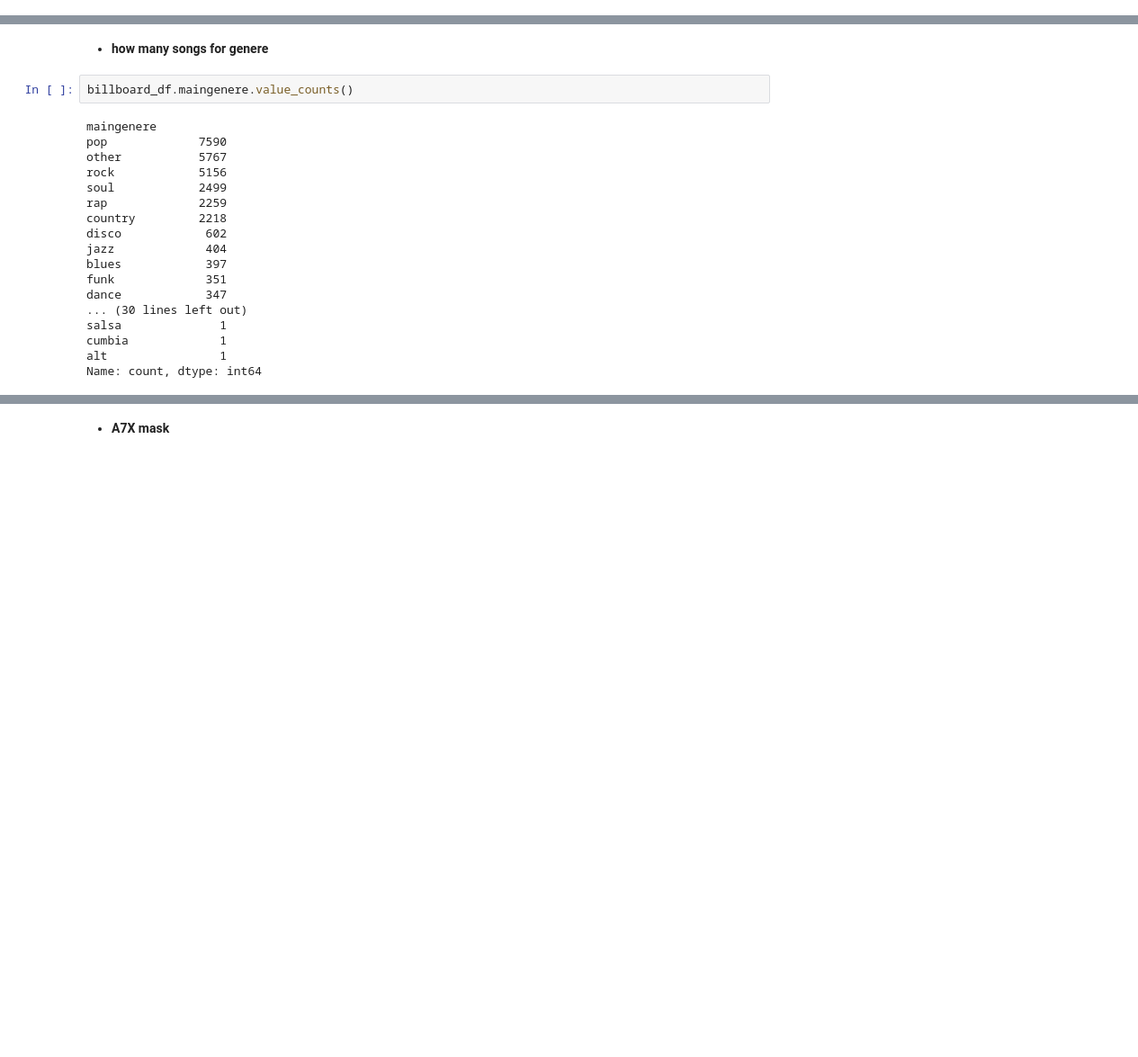
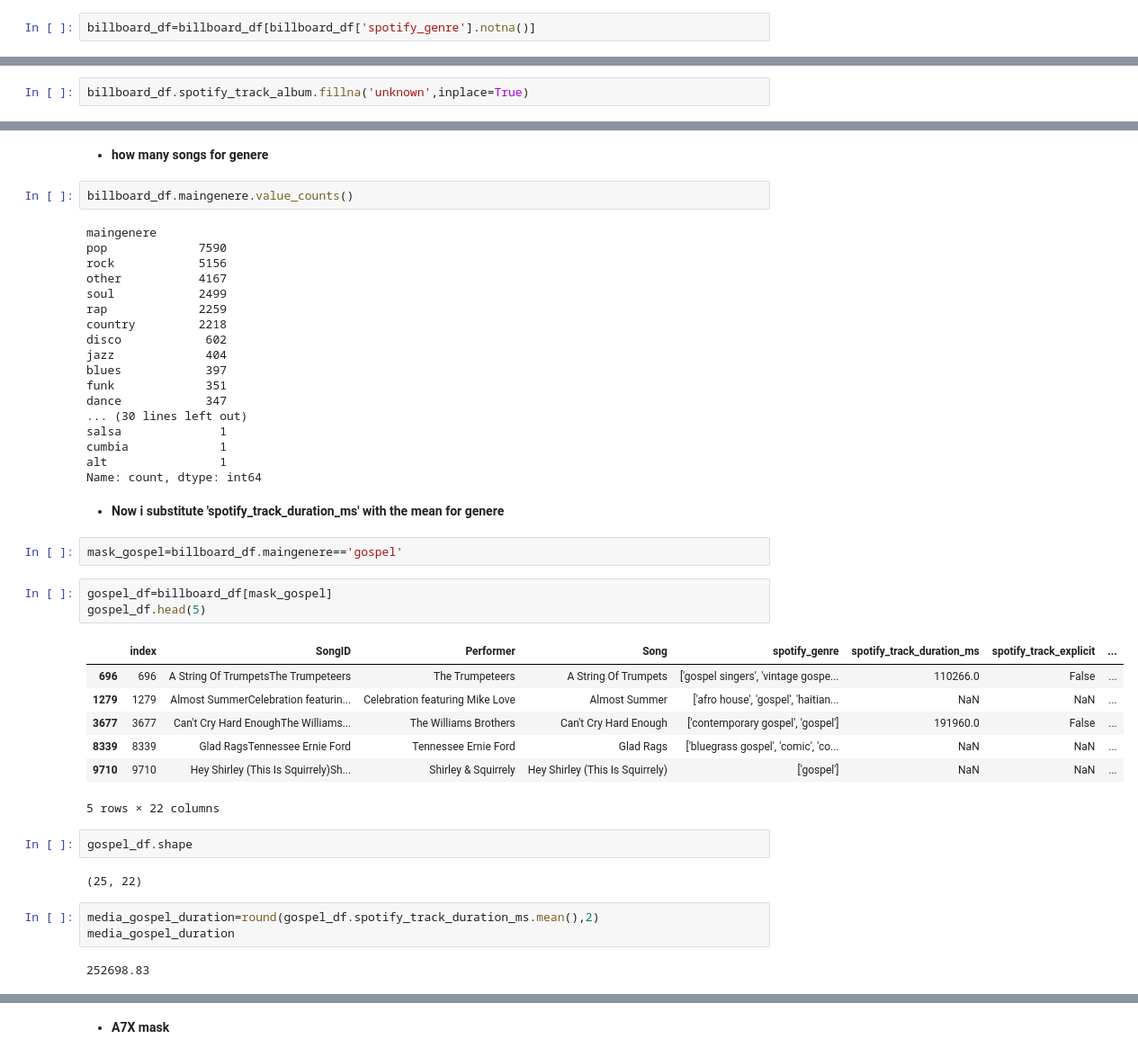
Before and after one commit to alelovo/Project_programming, a Jupyter notebook: project.ipynb, the cells around one changed output, grey strips where cells are left out. Shown at 90% size. Drawn from its saved outputs; the diff is of its cells as text; blank space fills up the shorter version.

Commit message:
Drop column_rows and cleanig

```diff
--- a/project.ipynb
+++ b/project.ipynb
@@ -115,0 +118,2 @@ memory usage: 5.0+ MB
+# %%
+billboard_df=billboard_df[billboard_df['spotify_genre'].notna()]
@@ -115,0 +142,2 @@ memory usage: 5.0+ MB
+# %%
+billboard_df.spotify_track_album.fillna('unknown',inplace=True)
@@ -215,8 +208,8 @@ billboard_df.maingenere.value_counts()
 # %% [output]
 maingenere
 pop             7590
-other           5767
 rock            5156
+other           4167
 soul            2499
 rap             2259
 country         2218
@@ -230,3 +223,27 @@ salsa              1
 cumbia             1
 alt                1
 Name: count, dtype: int64
+# %% [markdown]
+* **Now i substitute 'spotify_track_duration_ms' with the mean for genere**
+# %%
+mask_gospel=billboard_df.maingenere=='gospel'
+# %%
+gospel_df=billboard_df[mask_gospel]
+gospel_df.head(5)
+# %% [output]
+|  | index | SongID | Performer | Song | spotify_genre | spotify_track_duration_ms | spotify_track_explicit | ... |
+| 696 | 696 | A String Of TrumpetsThe Trumpeteers | The Trumpeteers | A String Of Trumpets | ['gospel singers', 'vintage gospe... | 110266.0 | False | ... |
+| 1279 | 1279 | Almost SummerCelebration featurin... | Celebration featuring Mike Love | Almost Summer | ['afro house', 'gospel', 'haitian... | NaN | NaN | ... |
+| 3677 | 3677 | Can't Cry Hard EnoughThe Williams... | The Williams Brothers | Can't Cry Hard Enough | ['contemporary gospel', 'gospel'] | 191960.0 | False | ... |
+| 8339 | 8339 | Glad RagsTennessee Ernie Ford | Tennessee Ernie Ford | Glad Rags | ['bluegrass gospel', 'comic', 'co... | NaN | NaN | ... |
+| 9710 | 9710 | Hey Shirley (This Is Squirrely)Sh... | Shirley & Squirrely | Hey Shirley (This Is Squirrely) | ['gospel'] | NaN | NaN | ... |
+5 rows × 22 columns
+# %%
+gospel_df.shape
+# %% [output]
+(25, 22)
+# %%
+media_gospel_duration=round(gospel_df.spotify_track_duration_ms.mean(),2)
+media_gospel_duration
+# %% [output]
+252698.83
```
Also changed, not shown: parts of 13 cells of this notebook.
